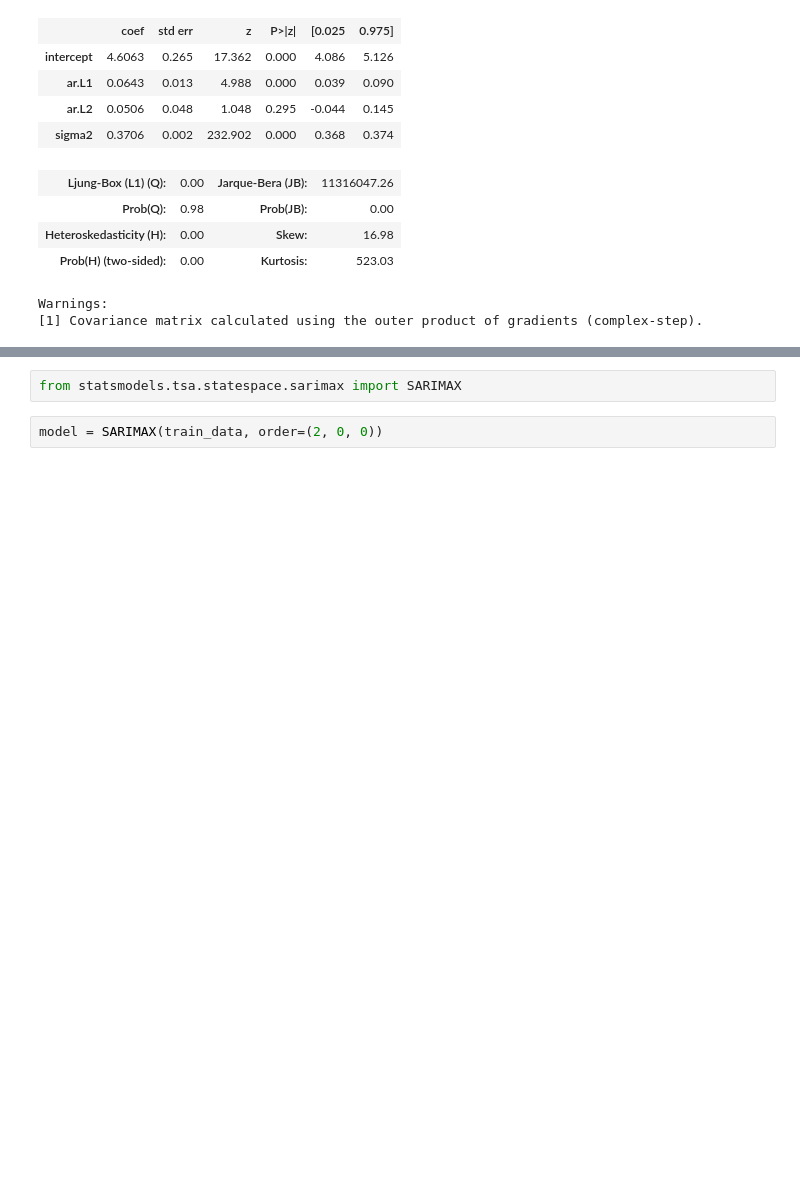
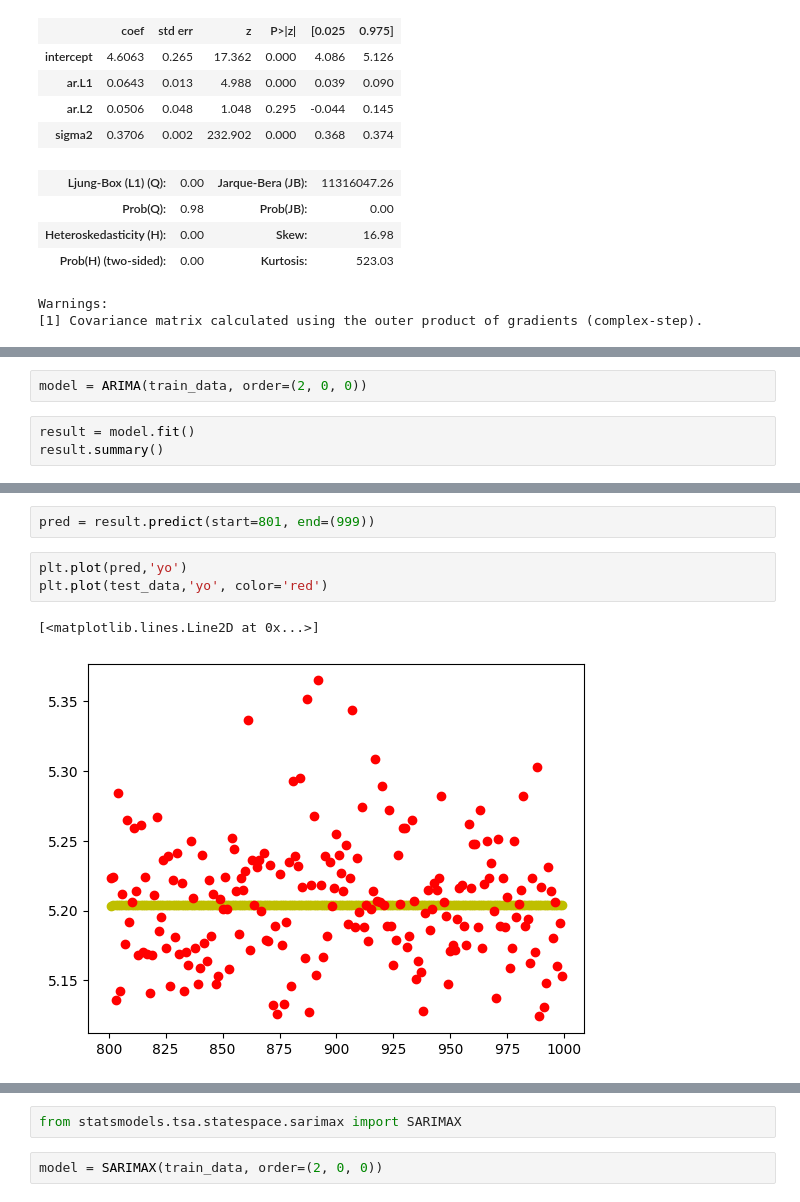
Before and after one commit to idlab-discover/wasm-operator, a Jupyter notebook: prediction/models/model1.ipynb, the cells around one changed output, grey strips where cells are left out. Drawn from its saved outputs; the diff is of its cells as text; blank space fills up the shorter version.

```diff
--- a/prediction/models/model1.ipynb
+++ b/prediction/models/model1.ipynb
@@ -366,0 +363,5 @@ Warnings:
+# %%
+model = ARIMA(train_data, order=(2, 0, 0))
+# %%
+result = model.fit()
+result.summary()
@@ -366,0 +388,8 @@ Warnings:
+# %%
+pred = result.predict(start=801, end=(999))
+# %%
+plt.plot(pred,'yo')
+plt.plot(test_data,'yo', color='red')
+# %% [output]
+[<matplotlib.lines.Line2D at 0x...>]
+[figure, added]
```
Also changed, not shown: parts of 38 cells of this notebook.
